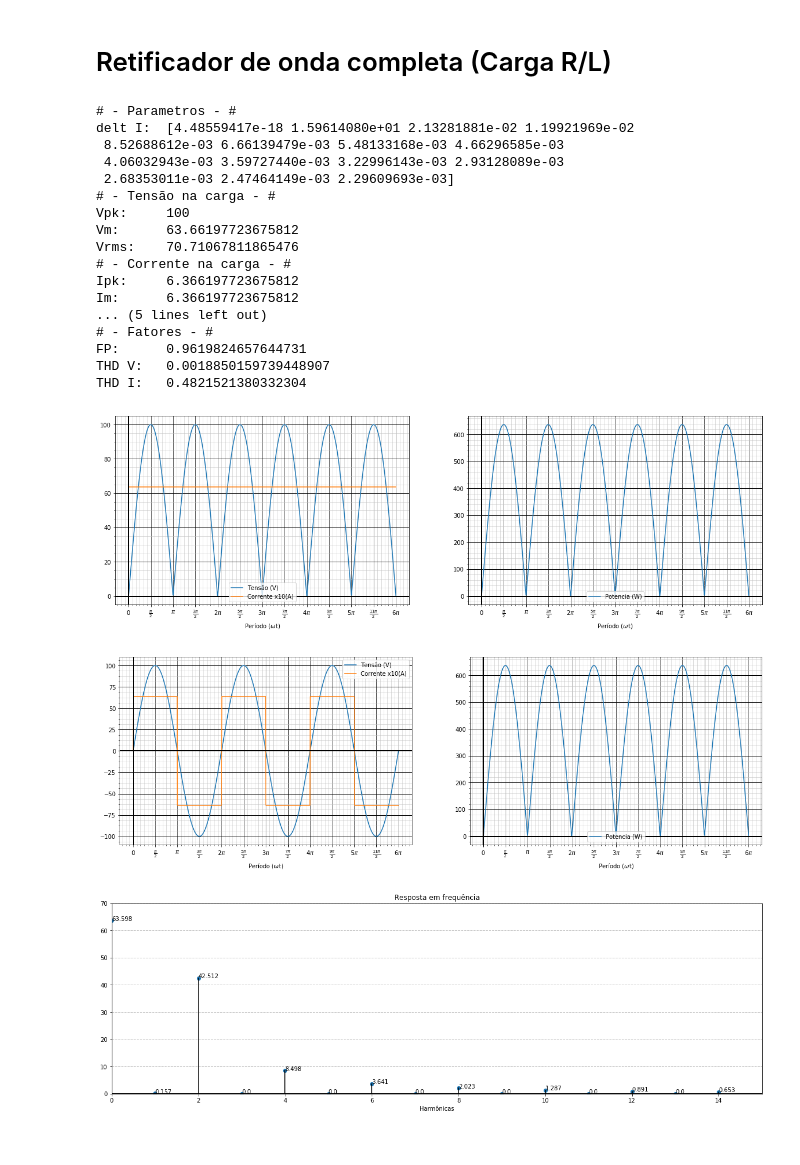
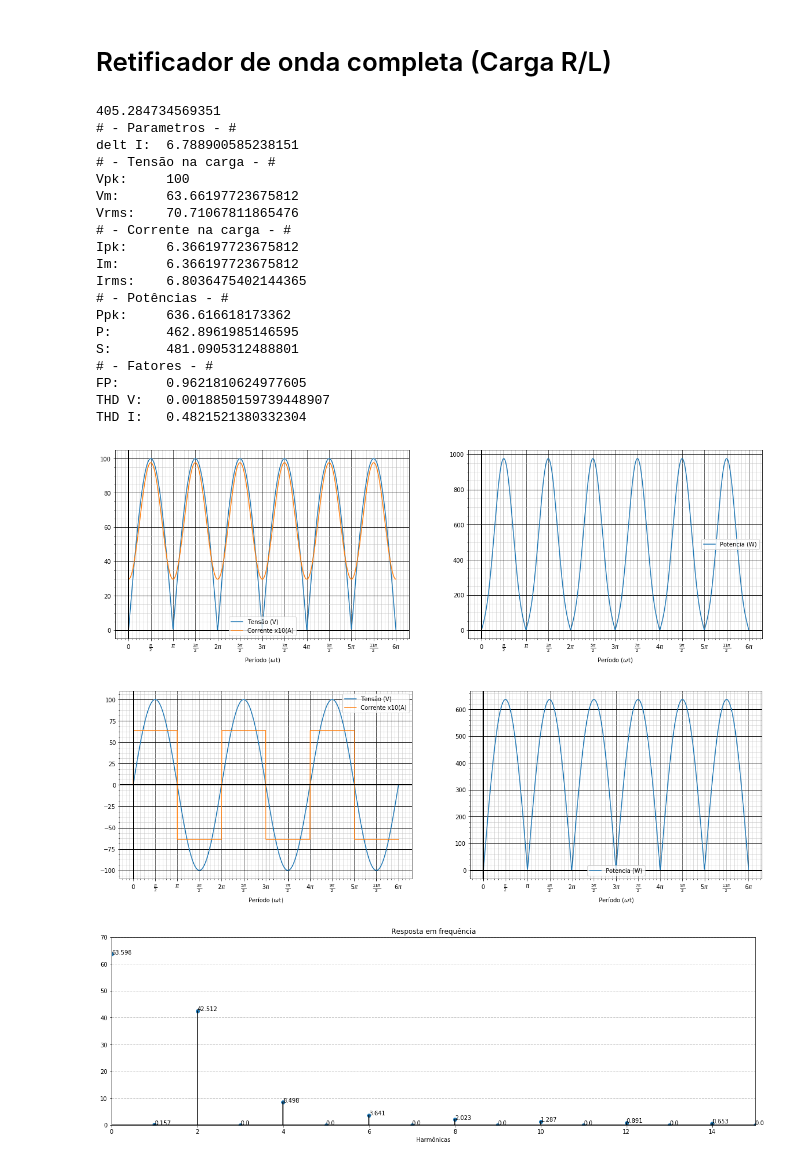
Before and after one commit to diesson/retificadores_python, a Jupyter notebook: 08 Retificador de onda completa (Carga RL).ipynb, the cells around one changed output. Cells and saved outputs as stored; diff of their text form; code cells hidden in the pictures.

```diff
--- a/08 Retificador de onda completa (Carga RL).ipynb
+++ b/08 Retificador de onda completa (Carga RL).ipynb
@@ -32,58 +32,65 @@ func_vout = f'{V_pk}*sin(x)*( heaviside(x - {a}, 0) - 2*heaviside(x - {b}, 0) +
 Vout_media = calculo_medio(func_vout)
 Vout_rms = calculo_rms(func_vout)
 
-vh = calculo_harmonicas(func_vin, T, n_harmonicas = 15)
-XLR2 = abs( complex(R, 2*w*L) )
-delta_i = 2*(vh/XLR2)
+# Calculo da segunda harmonica
+vh = calculo_harmonicas(func_vout, T, n_harmonicas = 3)
 
+XLR2 = complex(R, 2*w*L)
+theta = cm.phase(XLR2)
+delta_i = 2*(vh[2]/abs(XLR2))
+
+# Calculo corrente de saida
 Iout_media = Vout_media/R
 func_iout = f'({Iout_media} + {eps}*x)'
-#Iout_rms = sqrt( Iout_media**2 + (delta_i/(2*sqrt(2)))**2 )
+Iout_rms = sqrt( Iout_media**2 + (delta_i/(2*sqrt(2)))**2 )
 I_pk = Iout_media
 
+#calculo corrente entrada
 func_iin = func_iout + f'*( heaviside(x - {a}, 0) - 2*heaviside(x - {b}, 0) + {eps} )'
-Iin_rms = Iout_rms
-#Iin_rms = calculo_rms(func_iin)
+Iin_rms = Iout_rms #print(calculo_rms(func_iin))
 
 func_p = '(' + func_vin + ')*(' + func_iin + ')'
 P = (Iin_rms**2)*R
-#P = calculo_medio(func_p)
+print(calculo_medio(func_p))
 S = Iin_rms*(V_pk/sqrt(2))
 P_pk = calculo_pk(func_p)
 
 FP = P/S
 thdV = calculo_thd(func_vin, T)
 thdI = calculo_thd(func_iin, T)
 
-print("# - Parametros - #"        , "\ndelt I:\t"  , delta_i)
-print("# - Tensão na carga - #"   , "\nVpk:\t"  , V_pk, "\nVm: \t"  , Vout_media, "\nVrms: \t", Vout_rms)
-print("# - Corrente na carga - #" , "\nIpk: \t" , I_pk, "\nIm: \t"  , Iout_media, "\nIrms: \t", Iout_rms)
-print("# - Potências - #"         , "\nPpk:\t"  , P_pk, "\nP: \t"   , P      , "\nS: \t"   , S)
-print("# - Fatores - #"           , "\nFP:\t"   , FP  , "\nTHD V:\t", thdV   , "\nTHD I:\t", thdI)
+print("# - Parametros - #"        , "\ndelt I:\t", delta_i)
+print("# - Tensão na carga - #"   , "\nVpk:\t"   , V_pk, "\nVm: \t"  , Vout_media, "\nVrms: \t", Vout_rms)
+print("# - Corrente na carga - #" , "\nIpk: \t"  , I_pk, "\nIm: \t"  , Iout_media, "\nIrms: \t", Iout_rms)
+print("# - Potências - #"         , "\nPpk:\t"   , P_pk, "\nP: \t"   , P      , "\nS: \t"   , S)
+print("# - Fatores - #"           , "\nFP:\t"    , FP  , "\nTHD V:\t", thdV   , "\nTHD I:\t", thdI)
 
-plot_info(func_vout, func_iout, xlim=(0, T))
+#plot_info(func_vout, func_iout, xlim=(0, T))
+plot_info(func_vout, f'{delta_i/2}*cos(2*x + pi) + {Iout_media}', xlim=(0, T))
 plot_info(func_vin, func_iin, xlim=(0, T))
 
 fig, (ax2) = plt.subplots(1, 1, figsize=(20, 6), sharey=True, sharex=True)
 plot_fft(func_vout, ax2, T=2*np.pi, n_harmonicas = 15)
 # %% [output]
+405.284734569351
 # - Parametros - #
-delt I:  [4.48559417e-18 1.59614080e+01 2.13281881e-02 1.19921969e-02
- 8.52688612e-03 6.66139479e-03 5.48133168e-03 4.66296585e-03
- 4.06032943e-03 3.59727440e-03 3.22996143e-03 2.93128089e-03
- 2.68353011e-03 2.47464149e-03 2.29609693e-03]
+delt I:  6.788900585238151
 # - Tensão na carga - #
 Vpk:     100
 Vm:      63.66197723675812
 Vrms:    70.71067811865476
 # - Corrente na carga - #
 Ipk:     6.366197723675812
 Im:      6.366197723675812
-... (5 lines left out)
+Irms:    6.8036475402144365
+# - Potências - #
+Ppk:     636.616618173362
+P:       462.8961985146595
+S:       481.0905312488801
 # - Fatores - #
-FP:      0.9619824657644731
+FP:      0.9621810624977605
 THD V:   0.0018850159739448907
 THD I:   0.4821521380332304
-[figure, old version]
+[figure, new version]
 [figure]
-[figure, old version]
+[figure, new version]
```
Also changed, not shown: 1 other file.
